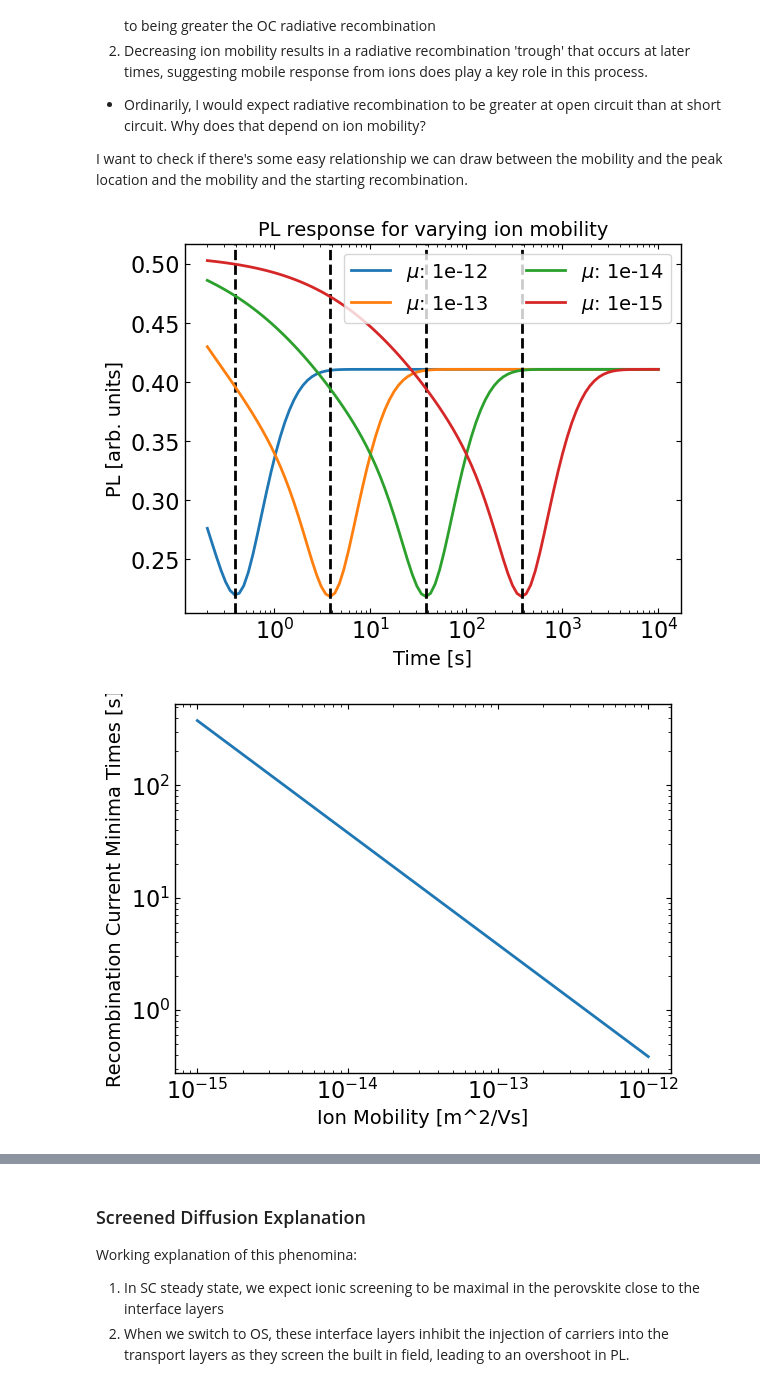
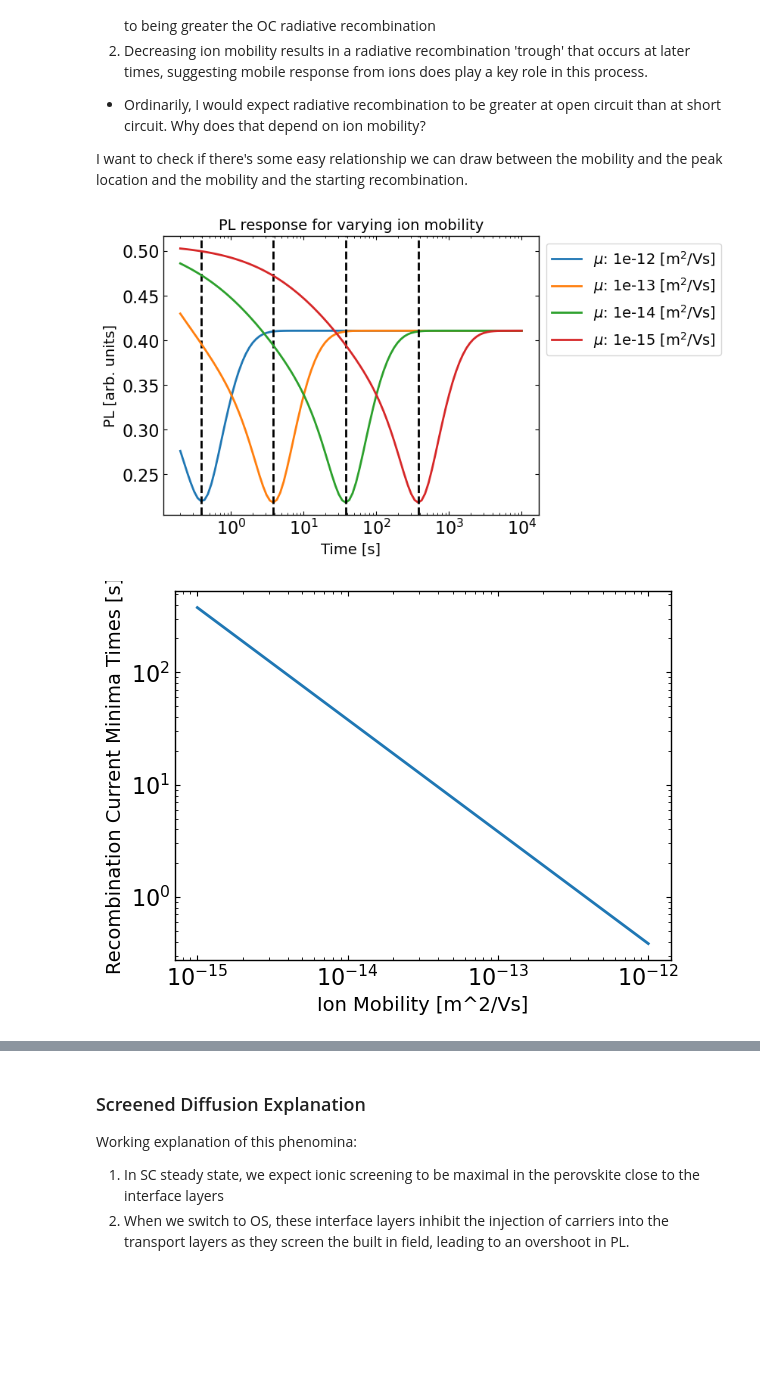
Before and after one commit to joshedmundson/pySIMsalabim, a Jupyter notebook: Notebooks/New PL Project/analysis.ipynb, the cells around one changed output, grey strips where cells are left out. Drawn from its saved outputs; the diff is of its cells as text; code cells hidden in the pictures; blank space fills up the shorter version.

```diff
--- a/Notebooks/New PL Project/analysis.ipynb
+++ b/Notebooks/New PL Project/analysis.ipynb
@@ -209,35 +209,35 @@ I want to check if there's some easy relationship we can draw between the mobili
 from scipy.signal import find_peaks
 
 recombination_current_trough_indexes = []
 
 for run in zimt_runs[1:]:
     peaks = find_peaks(1/run.tj_data["JdirL2"].values, height=0.1)[0]
     recombination_current_trough_indexes.append(peaks[0])
 
     label = f"$\\mu$: {run.mu_anion}"
-    plt.plot(run.tj_data['t'][2:-1],run.tj_data['JdirL2'][2:-1], label=label)
+    plt.plot(run.tj_data['t'][2:-1],run.tj_data['JdirL2'][2:-1], label=label + " $[\\text{m}^2/\\text{Vs}]$")
     plt.axvline(run.tj_data['t'][peaks[0]], linestyle='--', color='black')
 
 plt.xscale('log')
 plt.xlabel("Time [s]")
 plt.ylabel("PL [arb. units]")
 plt.title("PL response for varying ion mobility")
 # plt.legend(bbox_to_anchor=(1,1),ncols=2)
-plt.legend(ncols=2)
-# plt.savefig("PL response for varying ion mobility.pdf", format="pdf")
+plt.legend(bbox_to_anchor=(1,1), ncols=1)
+# plt.savefig("PL response for varying ion mobility (with units).pdf", format="pdf")
 plt.show()
 
 # Plot peak times against mobility
 ion_mobility = [run.mu_anion for run in zimt_runs[1:5]]
 recombination_current_trough_times = [run.tj_data['t'][index] for index in recombination_current_trough_indexes]
 
 plt.plot(ion_mobility, recombination_current_trough_times)
 plt.xlabel("Ion Mobility [m^2/Vs]")
 plt.ylabel("Recombination Current Minima Times [s]")
 plt.xscale("log")
 plt.yscale("log")
 plt.title("")
 plt.show()
 # %% [output]
-[figure, old version]
+[figure, new version]
 [figure]
```
Also changed, not shown: parts of 3 cells of this notebook, 2 other files.
